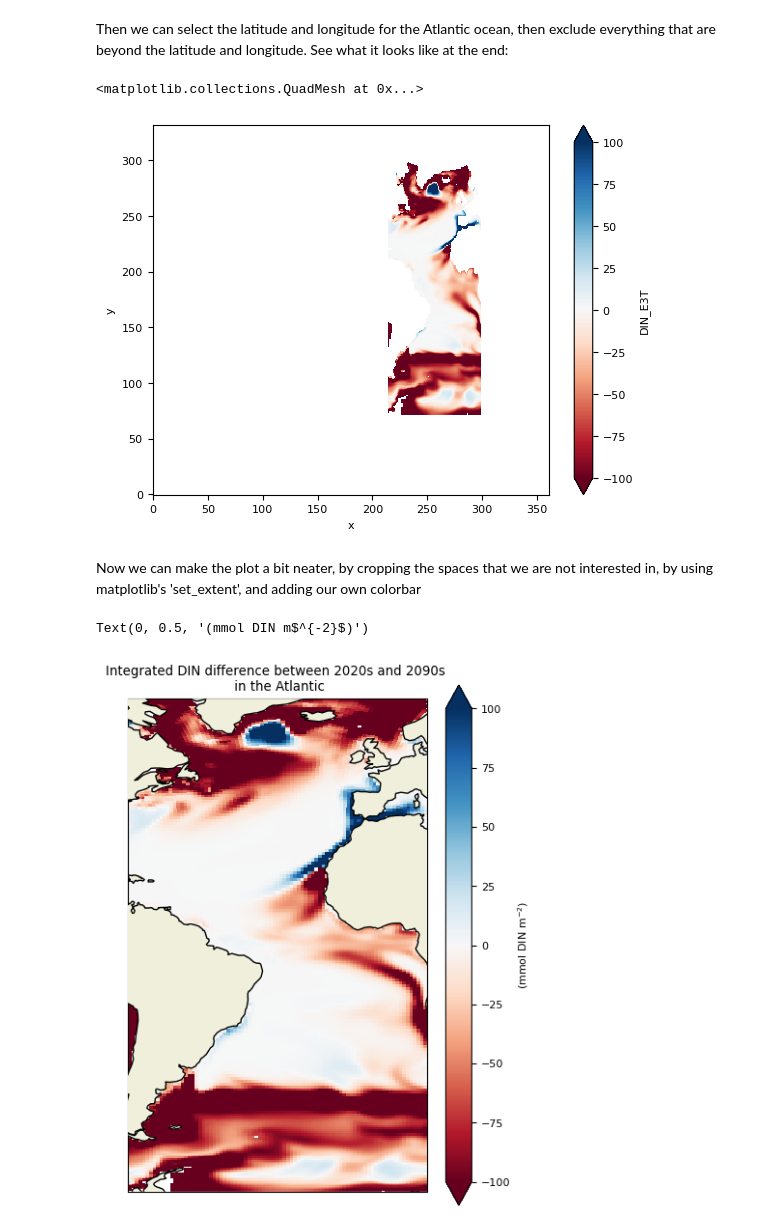
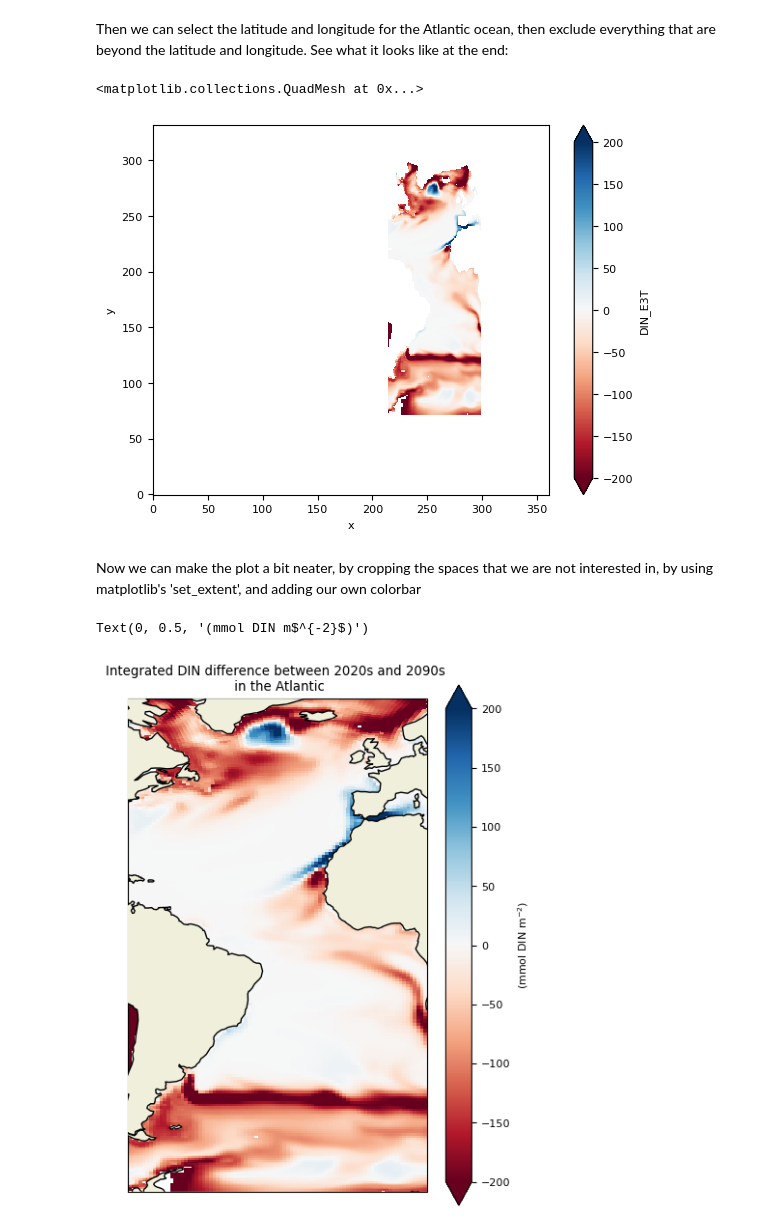
Before and after one commit to NOC-MSM/CLASS_workshop, a Jupyter notebook: Analysis/MEDUSA/plot_delta_in_the_atlantic.ipynb, the cells around one changed output. Cells and saved outputs as stored; diff of their text form; code cells hidden in the pictures.

```diff
--- a/Analysis/MEDUSA/plot_delta_in_the_atlantic.ipynb
+++ b/Analysis/MEDUSA/plot_delta_in_the_atlantic.ipynb
@@ -104,32 +104,32 @@ mask_lat=(deldin['nav_lat']<= latmax) & (deldin['nav_lat']>=latmin)
 cropped=deldin.where(mask_lat & mask_lon)
 
 # see what it looks like
-cropped.plot(vmin=-100, vmax=100, cmap='RdBu')
+cropped.plot(vmin=-200, vmax=200, cmap='RdBu')
 # %% [output]
 <matplotlib.collections.QuadMesh at 0x...>
-[figure, old version]
+[figure, new version]
 # %% [markdown]
 Now we can make the plot a bit neater, by cropping the spaces that we are not interested in, by using matplotlib's 'set_extent', and adding our own colorbar
 # %%
 # Make a neater plot
-nnmin, nnmax= -100, 100
+nnmin, nnmax= -200, 200
 
 fig= plt.figure(figsize=(5,7))
 plt_proj = ccrs.PlateCarree()
 axs = plt.axes(projection=plt_proj)
 
 # Get rid of the white spaces
 axs.set_extent([lonmin, lonmax, latmin, latmax], crs=ccrs.PlateCarree())
 
 pp=cropped.plot(ax=axs, x='nav_lon', y='nav_lat',
                    transform=ccrs.PlateCarree(), cmap='RdBu',
                    vmin= nnmin, vmax= nnmax, add_labels=False, add_colorbar=False)
 
 
 axs.add_feature(cfeature.LAND, zorder=100, edgecolor='k')
 axs.set_title('Integrated DIN difference between 2020s and 2090s \n in the Atlantic')
 cb = plt.colorbar(pp, ax=axs, extend='both', orientation='vertical', pad=0.05)
 cb.ax.set_ylabel('(mmol DIN m$^{-2}$)')
 # %% [output]
 Text(0, 0.5, '(mmol DIN m$^{-2}$)')
-[figure, old version]
+[figure, new version]
```
